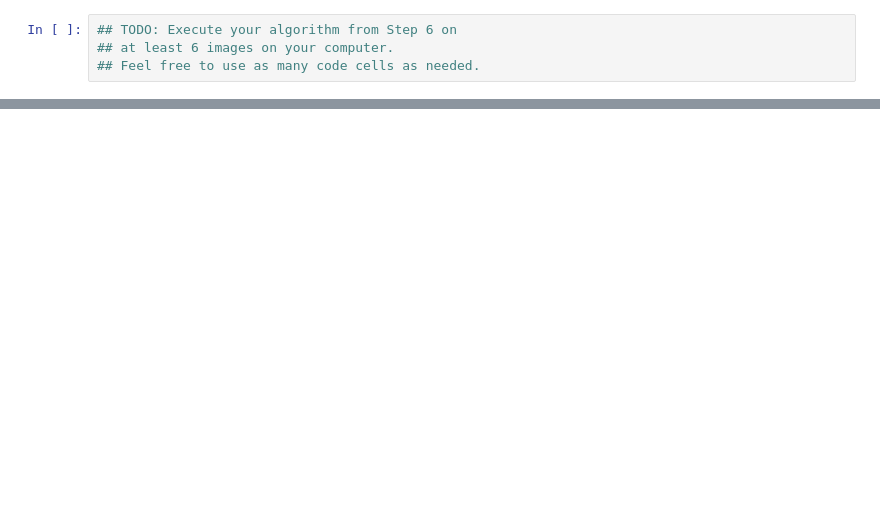
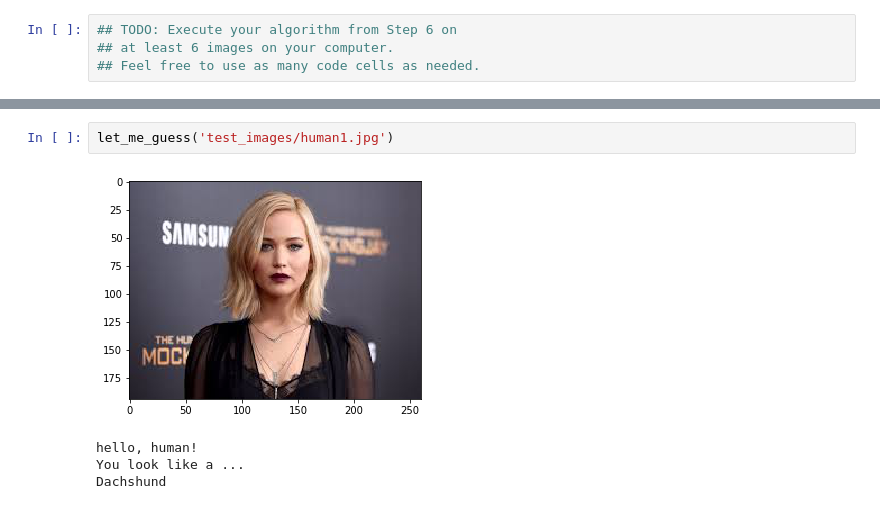
Before and after one commit to dolhana/dog-project, a Jupyter notebook: dog_app.ipynb, the cells around one changed output, grey strips where cells are left out. Cells and saved outputs as stored; diff of their text form; blank space fills up the shorter version.

```diff
--- a/dog_app.ipynb
+++ b/dog_app.ipynb
@@ -613,0 +772,7 @@ __Answer:__
+# %%
+let_me_guess('test_images/human1.jpg')
+# %% [output]
+[figure, added]
+hello, human!
+You look like a ...
+Dachshund
```
Also changed, not shown: parts of 33 cells of this notebook, 8 other files.
